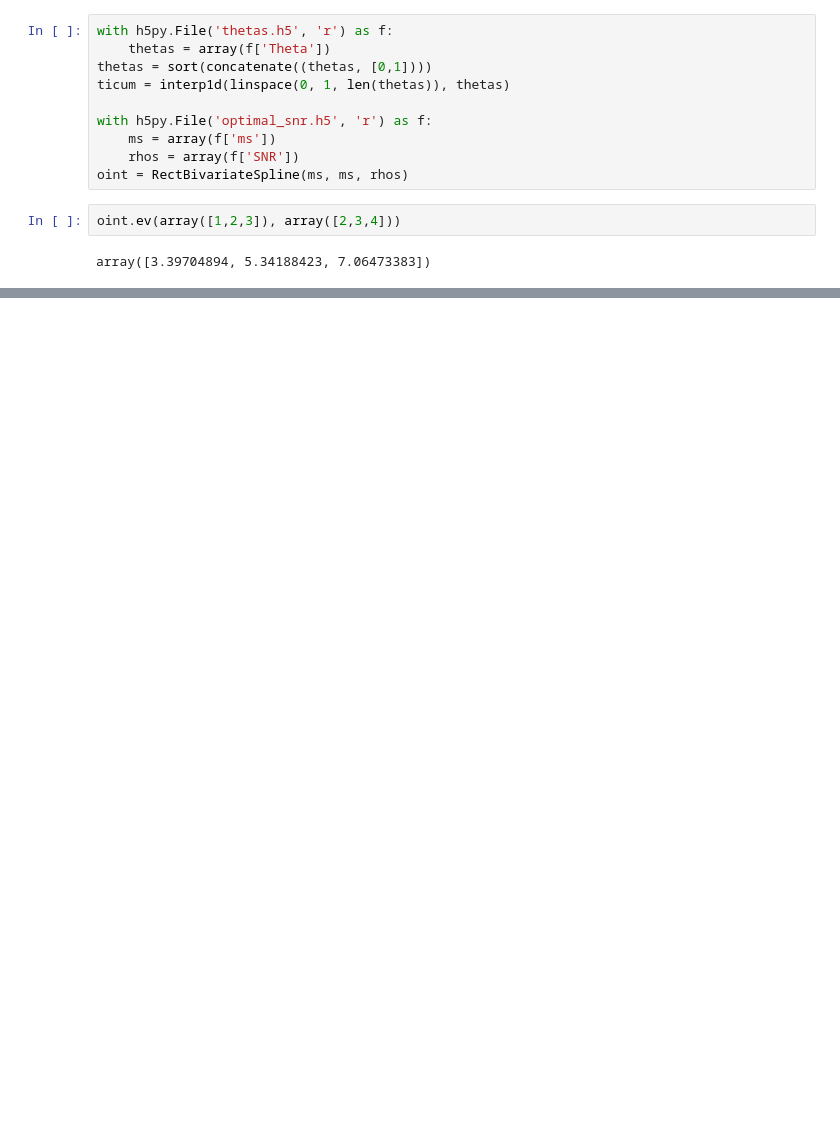
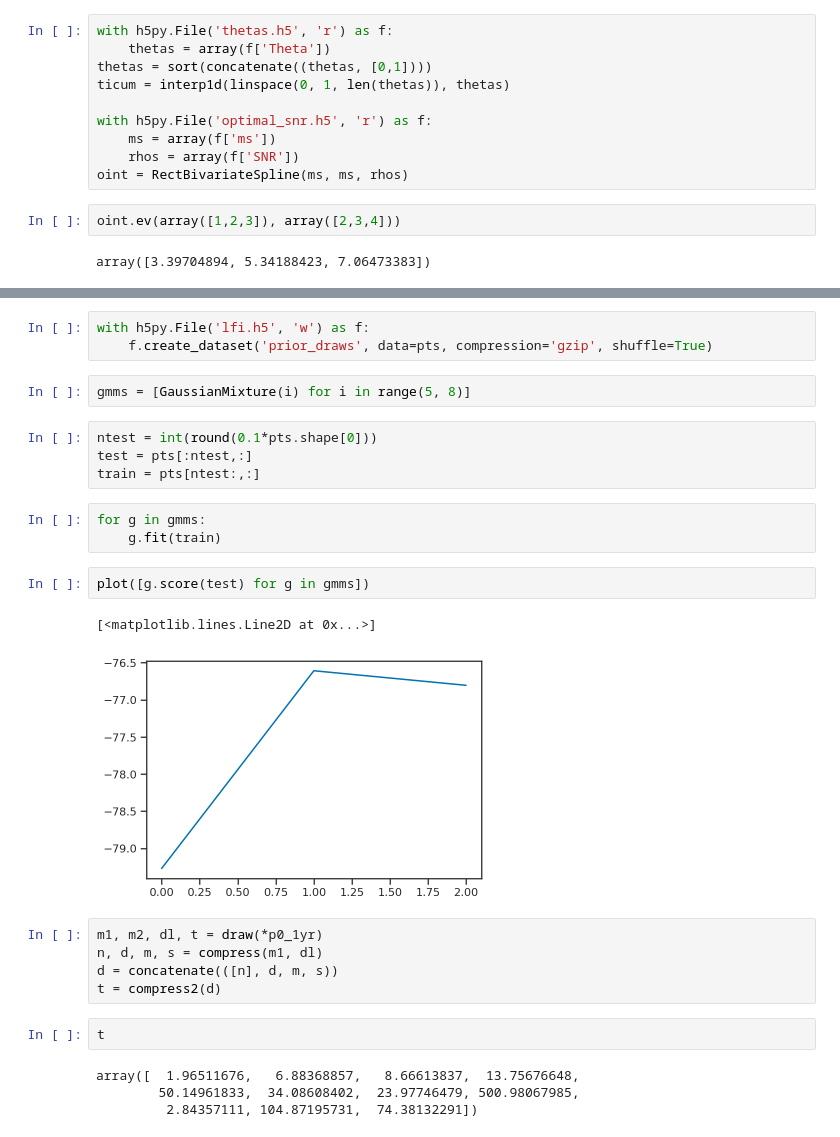
Before and after one commit to farr/PISNLineCosmography, a Jupyter notebook: LFI.ipynb, the cells around one changed output, grey strips where cells are left out. Cells and saved outputs as stored; diff of their text form; blank space fills up the shorter version.

```diff
--- a/LFI.ipynb
+++ b/LFI.ipynb
@@ -176,0 +264,28 @@ p0_1yr = array([0.5*100, 5.0, 40.0, 0.75, 0.0, 3.0, 0.1, 0.1, Planck15.H0.to(u.k
+# %%
+with h5py.File('lfi.h5', 'w') as f:
+    f.create_dataset('prior_draws', data=pts, compression='gzip', shuffle=True)
+# %%
+gmms = [GaussianMixture(i) for i in range(5, 8)]
+# %%
+ntest = int(round(0.1*pts.shape[0]))
+test = pts[:ntest,:]
+train = pts[ntest:,:]
+# %%
+for g in gmms:
+    g.fit(train)
+# %%
+plot([g.score(test) for g in gmms])
+# %% [output]
+[<matplotlib.lines.Line2D at 0x...>]
+[figure, added]
+# %%
+m1, m2, dl, t = draw(*p0_1yr)
+n, d, m, s = compress(m1, dl)
+d = concatenate(([n], d, m, s))
+t = compress2(d)
+# %%
+t
+# %% [output]
+array([  1.96511676,   6.88368857,   8.66613837,  13.75676648,
+        50.14961833,  34.08608402,  23.97746479, 500.98067985,
+         2.84357111, 104.87195731,  74.38132291])
```
Also changed, not shown: parts of 21 cells of this notebook, 1 other file.
